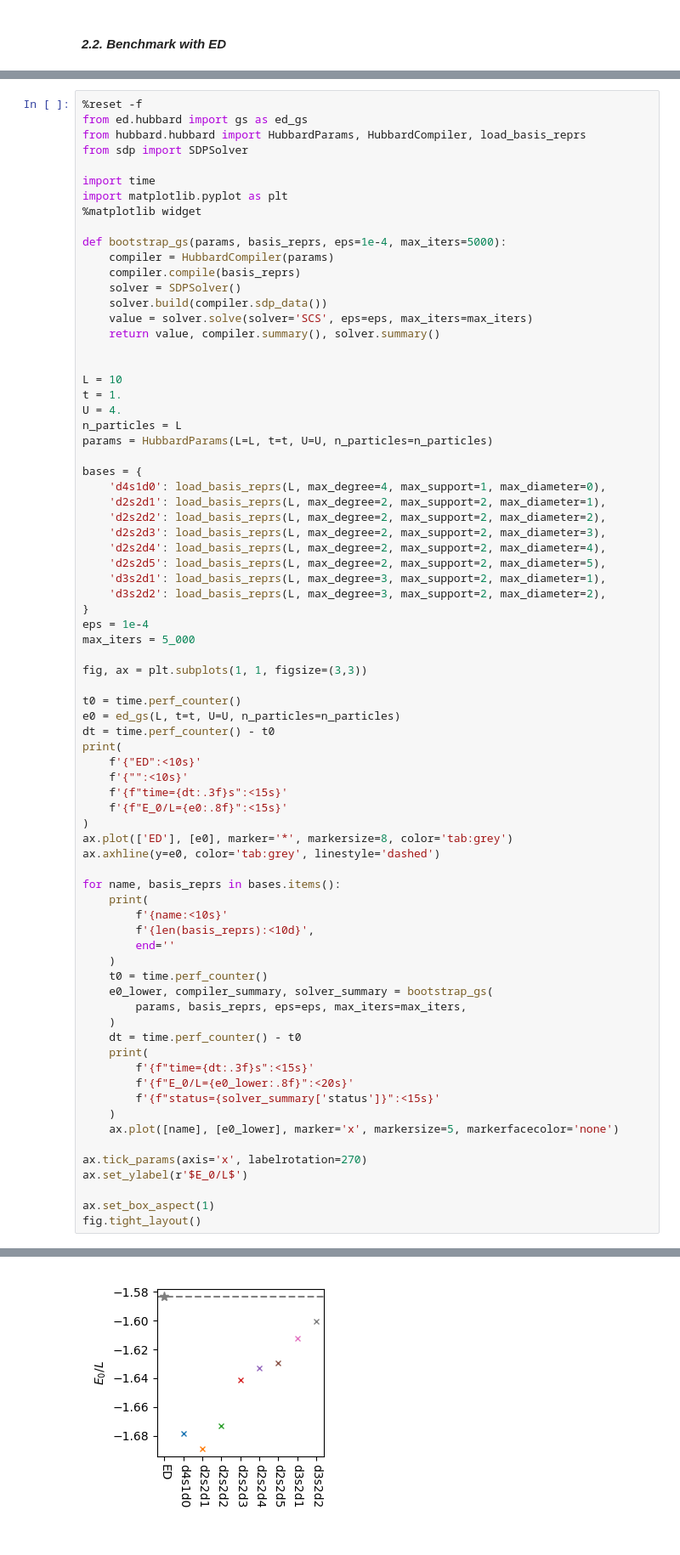
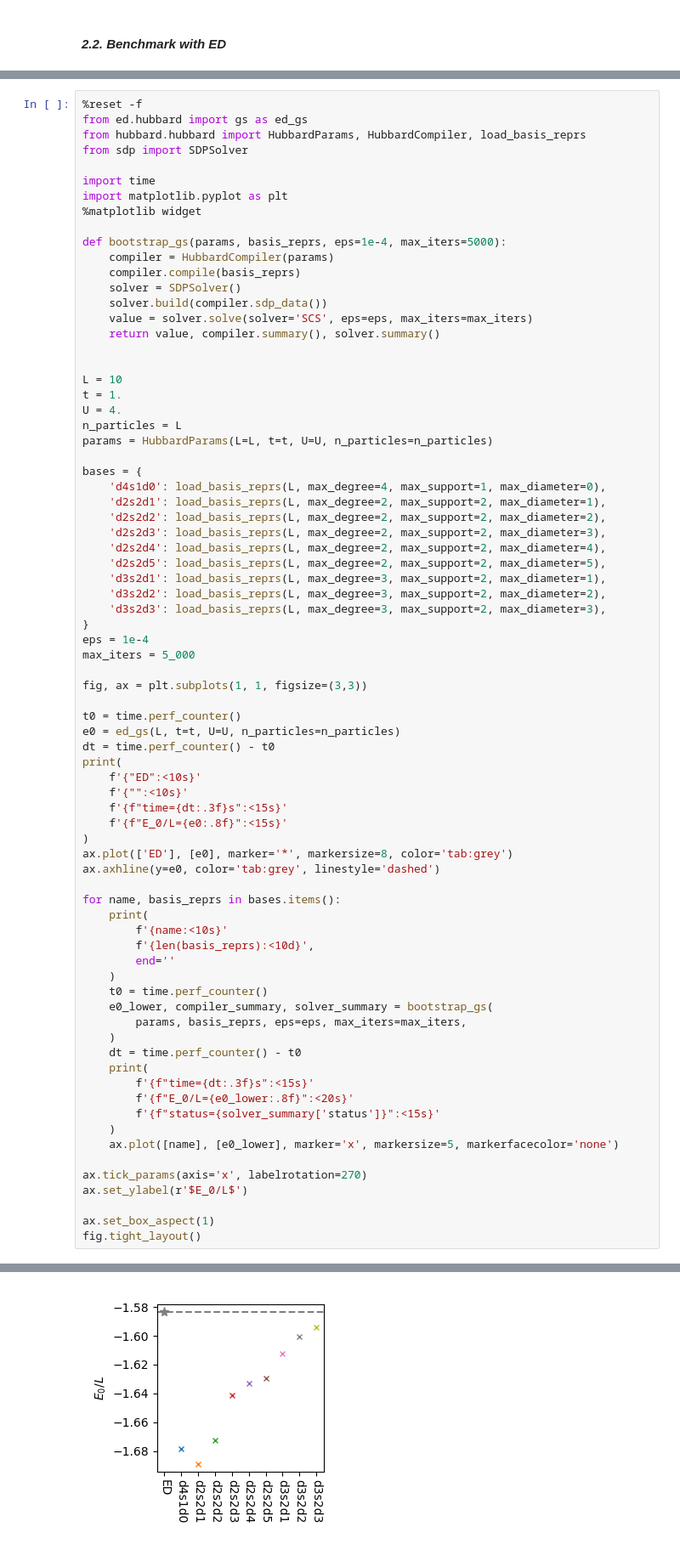
Before and after one commit to JefferyWangSH/QMBBoot-NGA, a Jupyter notebook: note.ipynb, the cells around one changed output, grey strips where cells are left out. Shown at 85% size. Cells and saved outputs as stored; diff of their text form.

```diff
--- a/note.ipynb
+++ b/note.ipynb
@@ -388,6 +400,7 @@ bases = {
     'd2s2d5': load_basis_reprs(L, max_degree=2, max_support=2, max_diameter=5),
     'd3s2d1': load_basis_reprs(L, max_degree=3, max_support=2, max_diameter=1),
     'd3s2d2': load_basis_reprs(L, max_degree=3, max_support=2, max_diameter=2),
+    'd3s2d3': load_basis_reprs(L, max_degree=3, max_support=2, max_diameter=3),
 }
 eps = 1e-4
 max_iters = 5_000
@@ -442 +456 @@ d3s2d2    143       time=162.841s  E_0/L=-1.60058420   status=optimal
-[figure, old version]
+[figure, new version]
```
Also changed, not shown: parts of 4 cells of this notebook, 3 other files.
